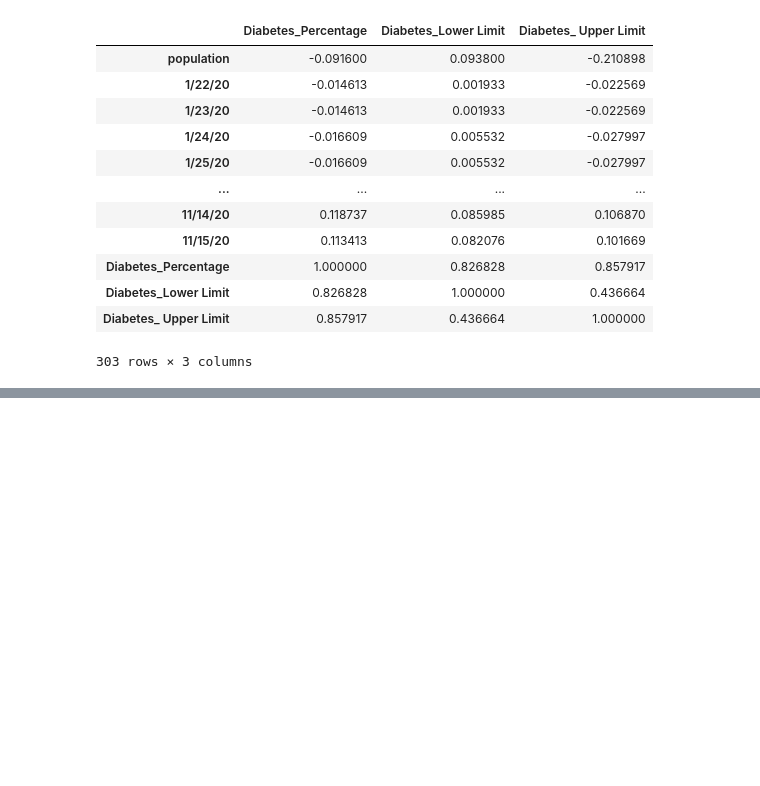
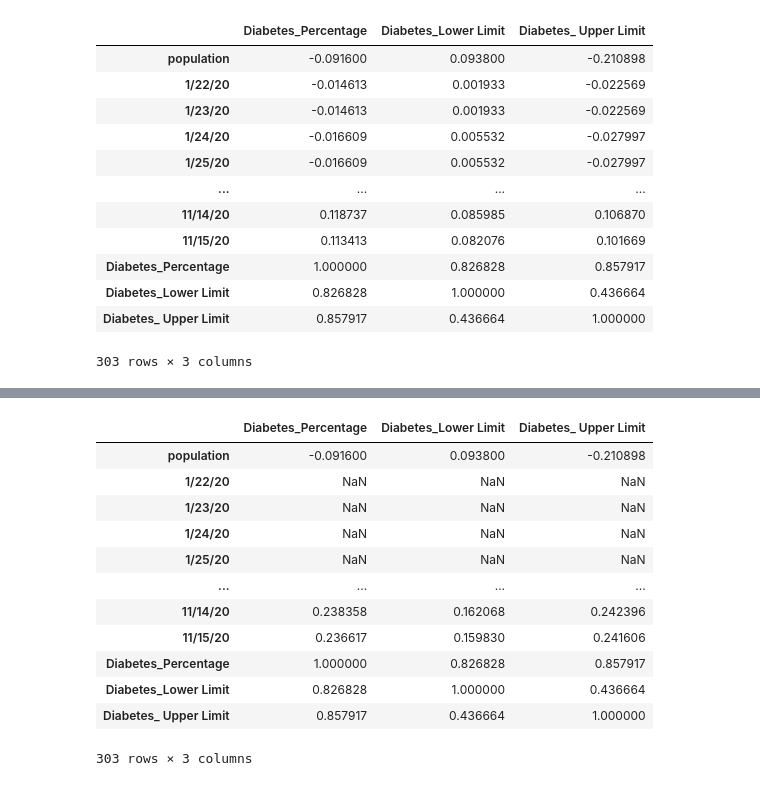
Before and after one commit to jayeokay/COVID-19, a Jupyter notebook: COVID Geographical Analysis.ipynb, the cells around one changed output, grey strips where cells are left out. Cells and saved outputs as stored; diff of their text form; code cells hidden in the pictures; blank space fills up the shorter version.

```diff
--- a/COVID Geographical Analysis.ipynb
+++ b/COVID Geographical Analysis.ipynb
@@ -291,0 +313,8 @@ Now that it's by covid rate vs diabetes rate, there is actually a positive corre
+# %%
+#now look at county deaths vs diabetes
+
+county_deaths_rate = pd.merge(county_pop.drop(['County Name', 'State'], axis=1), county_deaths, on = 'countyFIPS')
+
+#then convert number of cases to rate over county population
+county_deaths_rate.iloc[:, 5:] = county_deaths_rate.iloc[:, 5:].apply(lambda col: col / county_deaths_rate['population'], axis = 0)
+county_deaths_rate
@@ -291,0 +335,3 @@ Now that it's by covid rate vs diabetes rate, there is actually a positive corre
+# %%
+main_deaths_df = county_deaths_rate.merge(county_diabetes,how='left', on = 'countyFIPS').dropna()
+main_deaths_df
@@ -291,0 +352,17 @@ Now that it's by covid rate vs diabetes rate, there is actually a positive corre
+# %%
+correlation_deaths = main_deaths_df.drop(['countyFIPS','stateFIPS'],axis=1).corr().iloc[:, -3:]
+correlation_deaths
+# %% [output]
+|  | Diabetes_Percentage | Diabetes_Lower Limit | Diabetes_ Upper Limit |
+| population | -0.091600 | 0.093800 | -0.210898 |
+| 1/22/20 | NaN | NaN | NaN |
+| 1/23/20 | NaN | NaN | NaN |
+| 1/24/20 | NaN | NaN | NaN |
+| 1/25/20 | NaN | NaN | NaN |
+| ... | ... | ... | ... |
+| 11/14/20 | 0.238358 | 0.162068 | 0.242396 |
+| 11/15/20 | 0.236617 | 0.159830 | 0.241606 |
+| Diabetes_Percentage | 1.000000 | 0.826828 | 0.857917 |
+| Diabetes_Lower Limit | 0.826828 | 1.000000 | 0.436664 |
+| Diabetes_ Upper Limit | 0.857917 | 0.436664 | 1.000000 |
+303 rows × 3 columns
```
Also changed, not shown: parts of 16 cells of this notebook.
